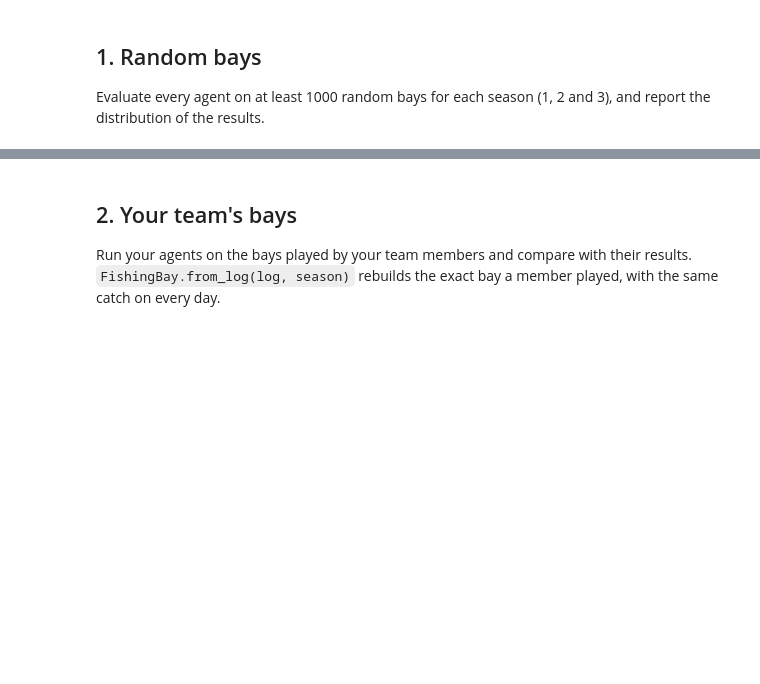
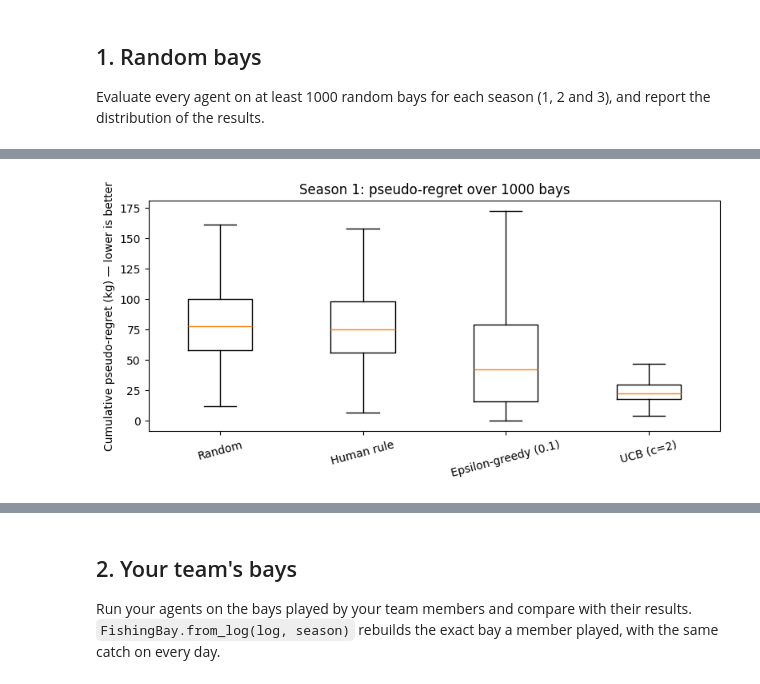
Before and after one commit to Kaisaantonsen/MALIS, a Jupyter notebook: Project1/experiment.ipynb, the cells around one changed output, grey strips where cells are left out. Cells and saved outputs as stored; diff of their text form; code cells hidden in the pictures; blank space fills up the shorter version.

Commit message:
Task5 1,2

```diff
--- a/Project1/experiment.ipynb
+++ b/Project1/experiment.ipynb
@@ -46,4 +52,81 @@ print("Spots chosen:", [spot for spot, catch in bay.history])
 
 Evaluate every agent on at least 1000 random bays for each season (1, 2 and 3), and report the distribution of the results.
 # %%
-# Your code here
+# Task 5, Part 1: evaluate all four agents on the SAME 1,000 bays per season.
+# Each agent gets its own reproducible random generator; the simulator is not
+# revealed to the agents. Hidden means are used ONLY after play() for evaluation.
+import pandas as pd
+
+N_BAYS = 1000
+AGENT_FACTORIES = {
+    "Random": lambda seed: RandomAgent(seed=seed),
+    "Human rule": lambda seed: HumanRuleAgent(n_spots=5, seed=seed),
+    "Epsilon-greedy (0.1)": lambda seed: EpsilonGreedyAgent(seed=seed, epsilon=0.1),
+    "UCB (c=2)": lambda seed: UCBAgent(seed=seed, c=2.0),
+}
+
+def evaluate_finished_bay(bay):
+    """Compute pseudo-regret and efficiency after the agent has finished."""
+    info = bay.reveal()  # Never used by the agent itself!
+    expected = 0.0
+    for day, (spot, catch) in enumerate(bay.history, start=1):
+        means = info["means"]
+        if "means_after_change" in info and day >= info["change_day"]:
+            means = info["means_after_change"]
+        expected += means[spot]
+    optimal = bay.best_possible()
+    return {
+        "actual": bay.total,
+        "expected": expected,
+        "optimal": optimal,
+        "regret": optimal - expected,
+        "efficiency": 100 * expected / optimal,
+        "luck": bay.total - expected,
+    }
+
+records = []
+for season in (1, 2, 3):
+    for bay_seed in range(N_BAYS):
+        for name, make_agent in AGENT_FACTORIES.items():
+            bay = FishingBay(season=season, seed=bay_seed)
+            agent = make_agent(seed=1_000_000 + bay_seed)
+            play(agent, bay)
+            records.append({
+                "season": season,
+                "bay_seed": bay_seed,
+                "agent": name,
+                **evaluate_finished_bay(bay),
+            })
+
+results = pd.DataFrame(records)
+summary = (results.groupby(["season", "agent"])
+           .agg(n=("regret", "size"),
+                regret_mean=("regret", "mean"),
+                regret_sd=("regret", "std"),
+                regret_median=("regret", "median"),
+                regret_p10=("regret", lambda x: x.quantile(.10)),
+                regret_p90=("regret", lambda x: x.quantile(.90)),
+                efficiency_mean=("efficiency", "mean"),
+                efficiency_sd=("efficiency", "std"),
+                catch_mean=("actual", "mean"))
+           .reset_index())
+print("All results: regret is in kg; efficiency is in percent.")
+print(summary.round(2).to_string(index=False))
+
+# Show distributions, not only averages (one panel per season).
+for season in (1, 2, 3):
+    fig, ax = plt.subplots(figsize=(8, 4))
+    labels = list(AGENT_FACTORIES)
+    data = [results.loc[(results.season == season) &
+                        (results.agent == name), "regret"].to_numpy()
+            for name in labels]
+    ax.boxplot(data, tick_labels=labels, showfliers=False)
+    ax.set_title(f"Season {season}: pseudo-regret over {N_BAYS} bays")
+    ax.set_ylabel("Cumulative pseudo-regret (kg) — lower is better")
+    ax.tick_params(axis="x", labelrotation=15)
+    fig.tight_layout()
+    plt.show()
+
+results.to_csv("task5_random_bays.csv", index=False)
+summary.to_csv("task5_summary.csv", index=False)
+# %% [output]
@@ -49,0 +147 @@ Evaluate every agent on at least 1000 random bays for each season (1, 2 and 3),
+[figure, added]
```
Also changed, not shown: parts of 5 cells of this notebook, 8 other files.
